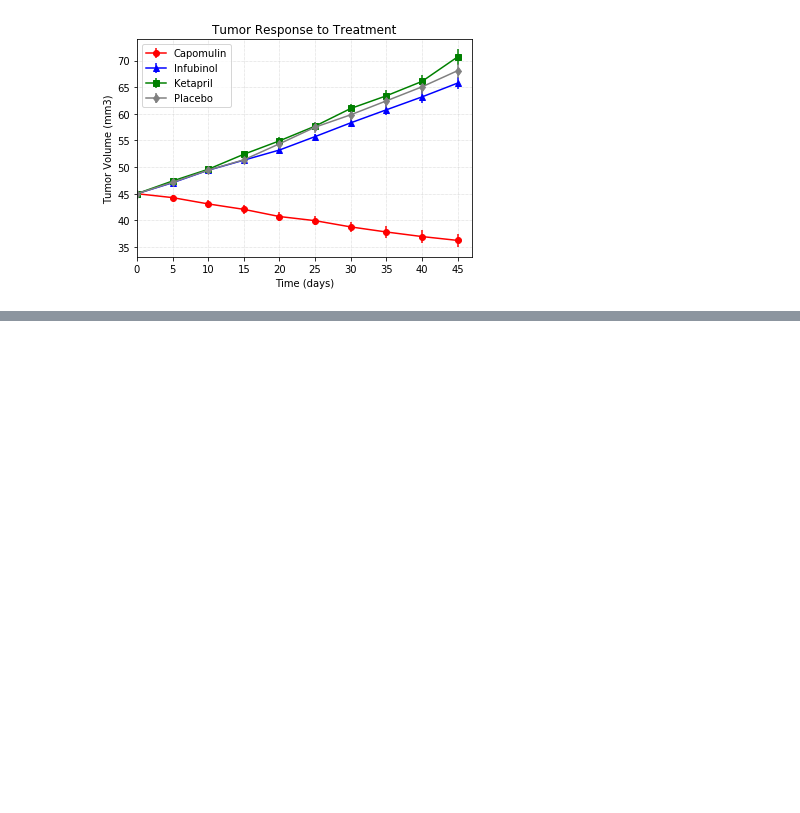
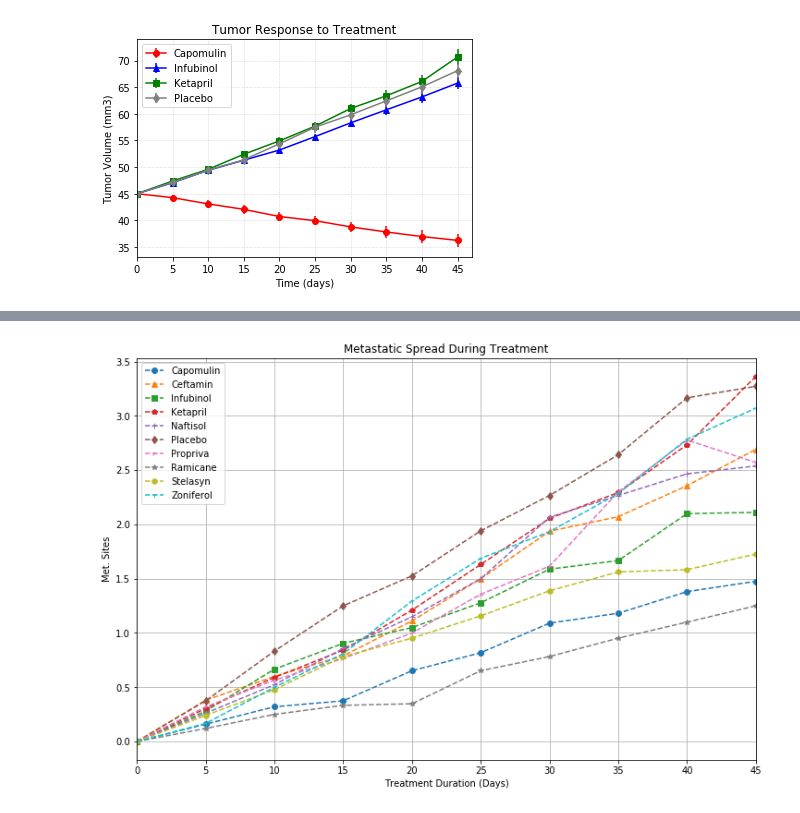
Before and after one commit to kiranbabuk/Unit5MatplotlibAssignment, a Jupyter notebook: PymaceuticalsAnalysis.ipynb, the cells around one changed output, grey strips where cells are left out. Saved outputs shown, nothing was run; the diff lists cells and outputs as text; code cells hidden in the pictures; blank space fills up the shorter version.

```diff
--- a/PymaceuticalsAnalysis.ipynb
+++ b/PymaceuticalsAnalysis.ipynb
@@ -191,0 +173,3 @@ mean_sem_meta.head()
+# %%
+Metastatic_sites = pd.pivot_table(Timepoint_response, index='Timepoint', columns='Drug', values='Metastatic Sites', aggfunc = np.mean)
+Metastatic_sites
@@ -191,0 +189,20 @@ mean_sem_meta.head()
+# %%
+Metastatic = Metastatic_sites.index
+plt.figure(figsize=(12,8))
+
+plt.plot(Metastatic, Metastatic_sites['Capomulin'], marker ='o', linestyle='--', label="Capomulin")
+plt.plot(Metastatic, Metastatic_sites['Ceftamin'], marker ='^', linestyle='--', label="Ceftamin")
+plt.plot(Metastatic, Metastatic_sites['Infubinol'], marker ='s', linestyle='--', label="Infubinol")
+plt.plot(Metastatic, Metastatic_sites['Ketapril'], marker ='p', linestyle='--', label="Ketapril")
+plt.plot(Metastatic, Metastatic_sites['Naftisol'], marker ='+', linestyle='--', label="Naftisol")
+plt.plot(Metastatic, Metastatic_sites['Placebo'], marker ='d', linestyle='--', label="Placebo")
+plt.plot(Metastatic, Metastatic_sites['Propriva'], marker ='4', linestyle='--', label="Propriva")
+plt.plot(Metastatic, Metastatic_sites['Ramicane'], marker ='*', linestyle='--', label="Ramicane")
+plt.plot(Metastatic, Metastatic_sites['Stelasyn'], marker ='h', linestyle='--', label="Stelasyn")
+plt.plot(Metastatic, Metastatic_sites['Zoniferol'], marker ='1', linestyle='--', label="Zoniferol")
+plt.gca().set(xlabel = 'Treatment Duration (Days)', ylabel = 'Met. Sites',title = 'Metastatic Spread During Treatment',xlim = (0,max(Metastatic)))
+plt.legend(loc = 'best', frameon=True)
+plt.grid()
+plt.show()
+# %% [output]
+[figure, added]
```
Also changed, not shown: parts of 11 cells of this notebook, 1 other file.
